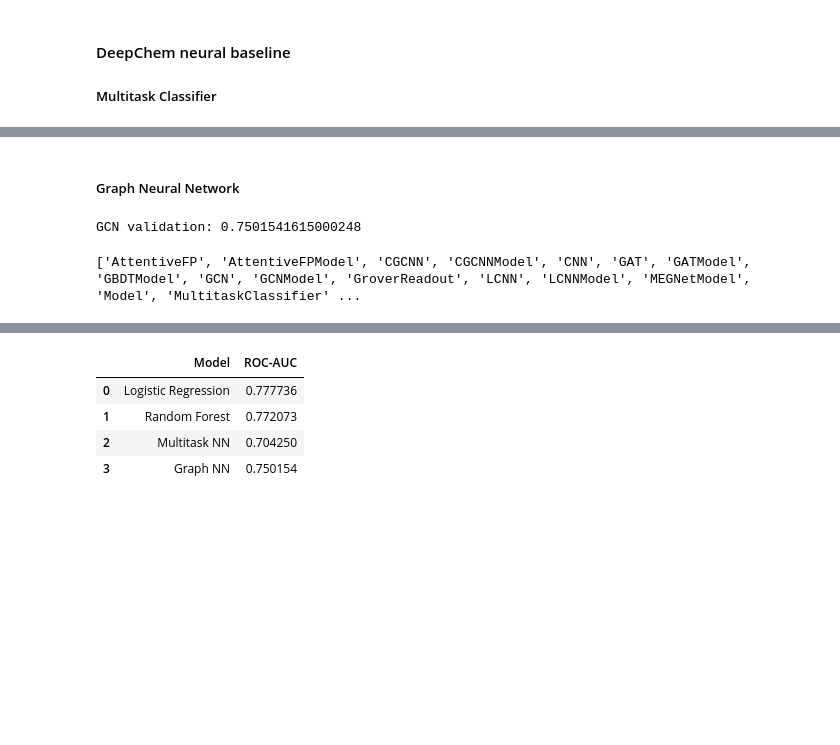
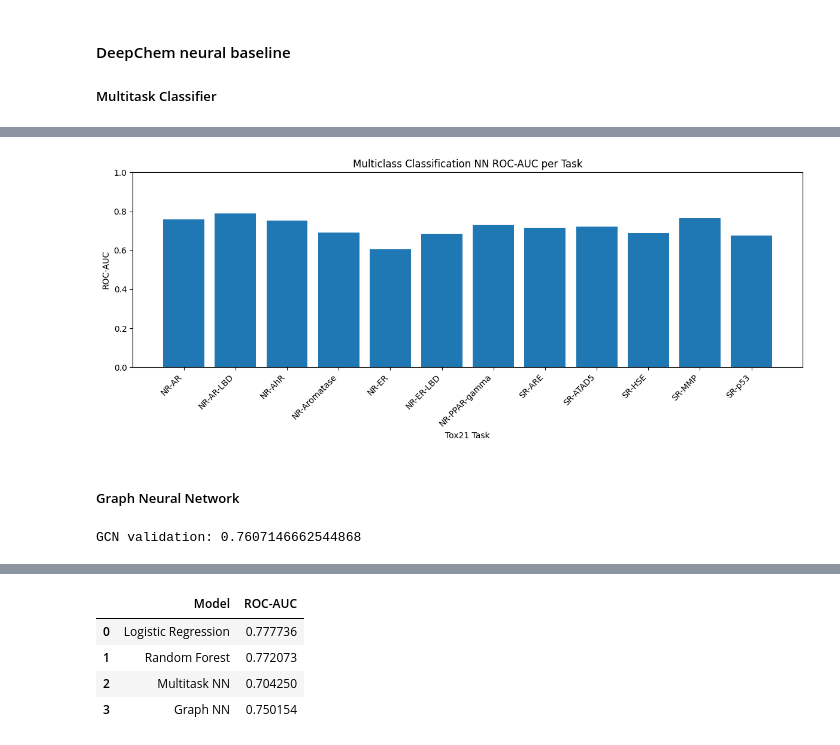
Before and after one commit to elisabethgrasia/toxicity-prediction, a Jupyter notebook: notebook/data_exploration.ipynb, the cells around one changed output, grey strips where cells are left out. Cells and saved outputs as stored; diff of their text form; code cells hidden in the pictures; blank space fills up the shorter version.

```diff
--- a/notebook/data_exploration.ipynb
+++ b/notebook/data_exploration.ipynb
@@ -215,0 +396,24 @@ NN validation: 0.7042501371184722
+# %%
+# comparing to other layer_size
+
+tasks, datasets, transformers = dc.molnet.load_tox21()
+train_dataset, valid_dataset, test_dataset = datasets
+
+n_tasks = len(tasks)
+n_features = train_dataset.X.shape[1]
+
+model = dc.models.MultitaskClassifier(
+    n_tasks=n_tasks,
+    n_features=n_features,
+    layer_sizes=[512, 256],
+    dropouts=0.2,
+    learning_rate=0.0005
+)
+
+model.fit(train_dataset, nb_epoch=30)
+
+metric = dc.metrics.Metric(dc.metrics.roc_auc_score)
+
+nn_valid_scores = model.evaluate(valid_dataset, [metric], transformers)
+
+print("NN validation:", nn_valid_scores["roc_auc_score"])
@@ -216,3 +475,17 @@ NN validation: 0.7042501371184722
+# %%
+import matplotlib.pyplot as plt
+
+plt.figure(figsize=(12, 5))
+plt.bar(tasks, MC_scores)
+plt.xticks(rotation=45, ha="right")
+plt.ylabel("ROC-AUC")
+plt.xlabel("Tox21 Task")
+plt.title("Multiclass Classification NN ROC-AUC per Task")
+plt.ylim(0.0, 1.0)
+plt.tight_layout()
+plt.show()
+# %% [output]
+[figure, added]
 # %% [markdown]
 ##### Graph Neural Network
 # %%
@@ -230,10 +503,11 @@ train_dataset, valid_dataset, test_dataset = datasets
 model = GCNModel(
     n_tasks=len(tasks),
     mode="classification",
-    batch_size=64
+    batch_size=32,
+    learning_rate=0.0005
 )
 
-model.fit(train_dataset, nb_epoch=10)
+model.fit(train_dataset, nb_epoch=50)
 
 metric = dc.metrics.Metric(dc.metrics.roc_auc_score)
 
@@ -241,9 +515,4 @@ gcn_valid_scores = model.evaluate(valid_dataset, [metric], transformers)
 
 print("GCN validation:", gcn_valid_scores["roc_auc_score"])
 # %% [output]
-GCN validation: 0.7501541615000248
+GCN validation: 0.7607146662544868
-# %%
-### checking dc.models
-print(dir(dc.models))
-# %% [output]
-['AttentiveFP', 'AttentiveFPModel', 'CGCNN', 'CGCNNModel', 'CNN', 'GAT', 'GATModel', 'GBDTModel', 'GCN', 'GCNModel', 'GroverReadout', 'LCNN', 'LCNNModel', 'MEGNetModel', 'Model', 'MultitaskClassifier' ...
```
Also changed, not shown: parts of 24 cells of this notebook, 2 other files.
